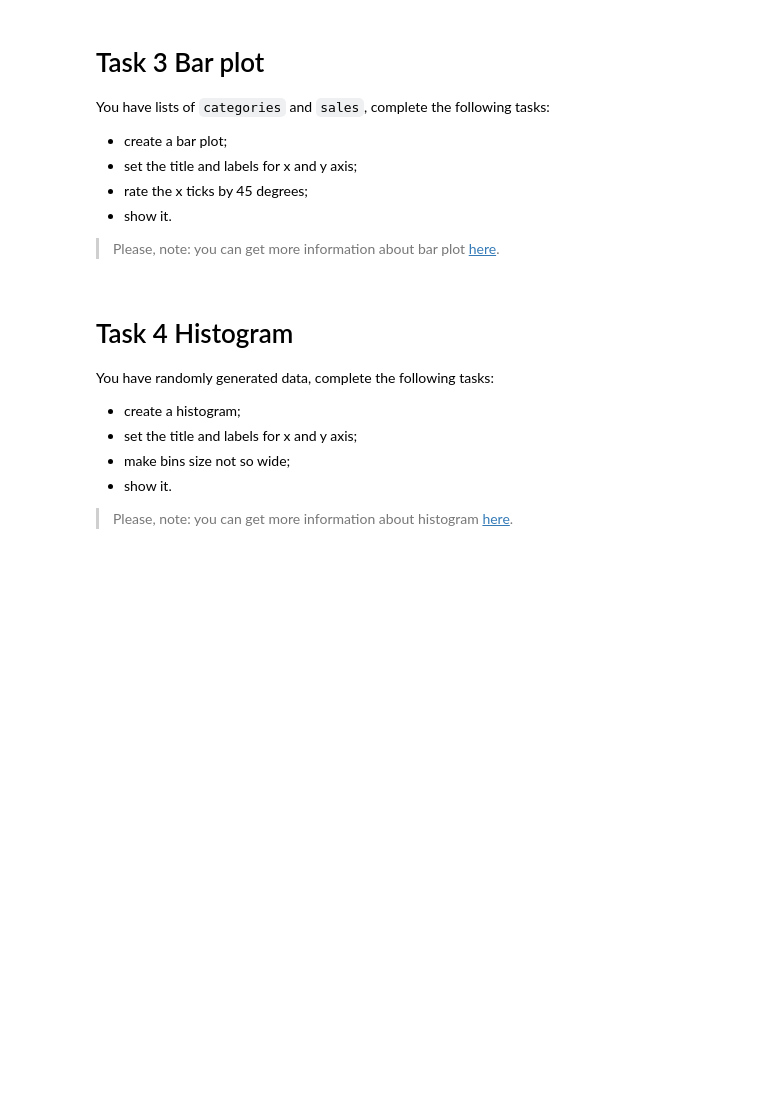
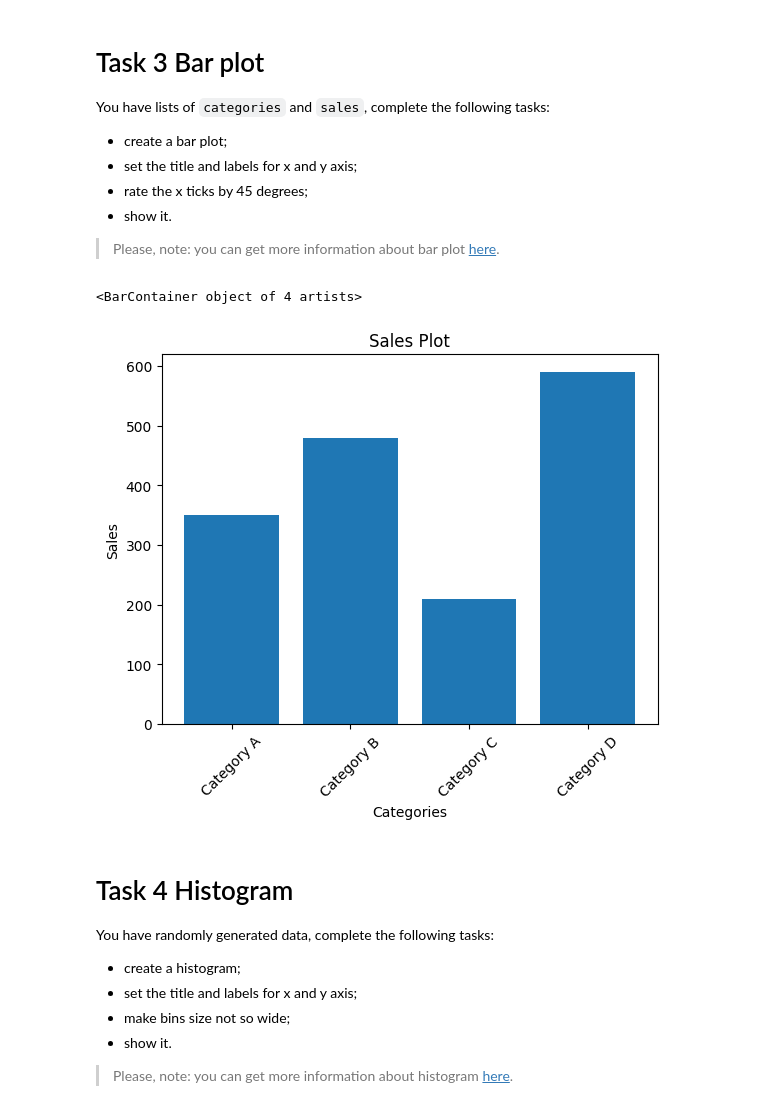
Before and after one commit to mate-academy/py-matplotlib, a Jupyter notebook: app/matplotlib.ipynb, the cells around one changed output. Cells and saved outputs as stored; diff of their text form; code cells hidden in the pictures; blank space fills up the shorter version.

```diff
--- a/app/matplotlib.ipynb
+++ b/app/matplotlib.ipynb
@@ -69,8 +69,15 @@ You have lists of `categories` and `sales`, complete the following tasks:
 # %%
 categories = ["Category A", "Category B", "Category C", "Category D"]
 sales = [350, 480, 210, 590]
 
-# write your code here
+plt.title("Sales Plot")
+plt.xlabel("Categories")
+plt.ylabel("Sales")
+plt.xticks(rotation=45)
+plt.bar(categories, sales)
+# %% [output]
+<BarContainer object of 4 artists>
+[figure, added]
 # %% [markdown]
 # Task 4 Histogram
 
```
Also changed, not shown: parts of 8 cells of this notebook.
